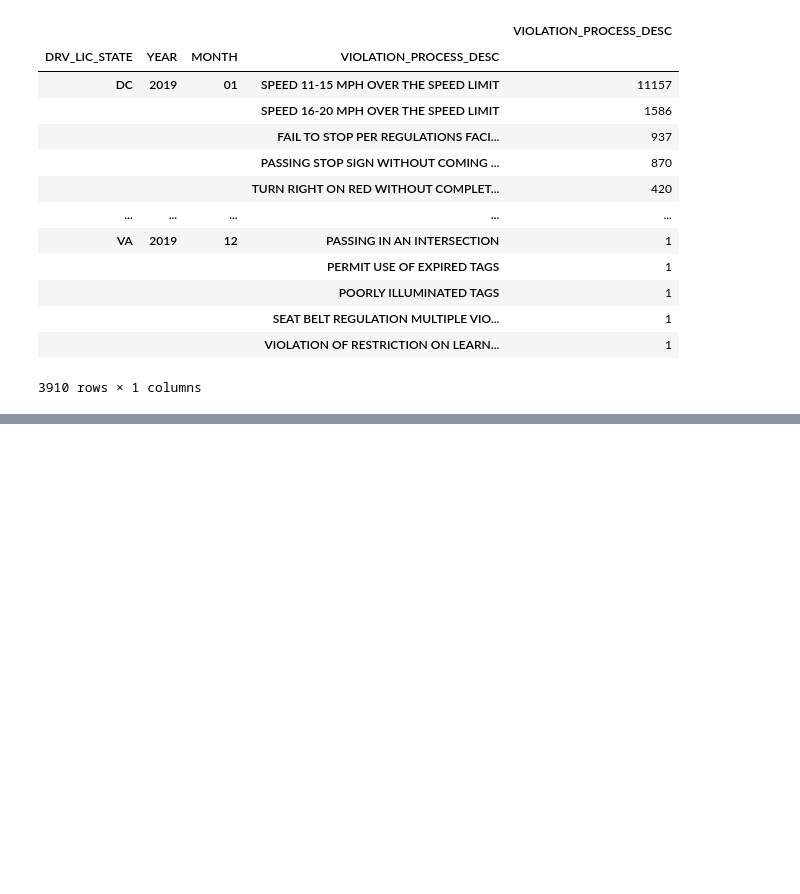
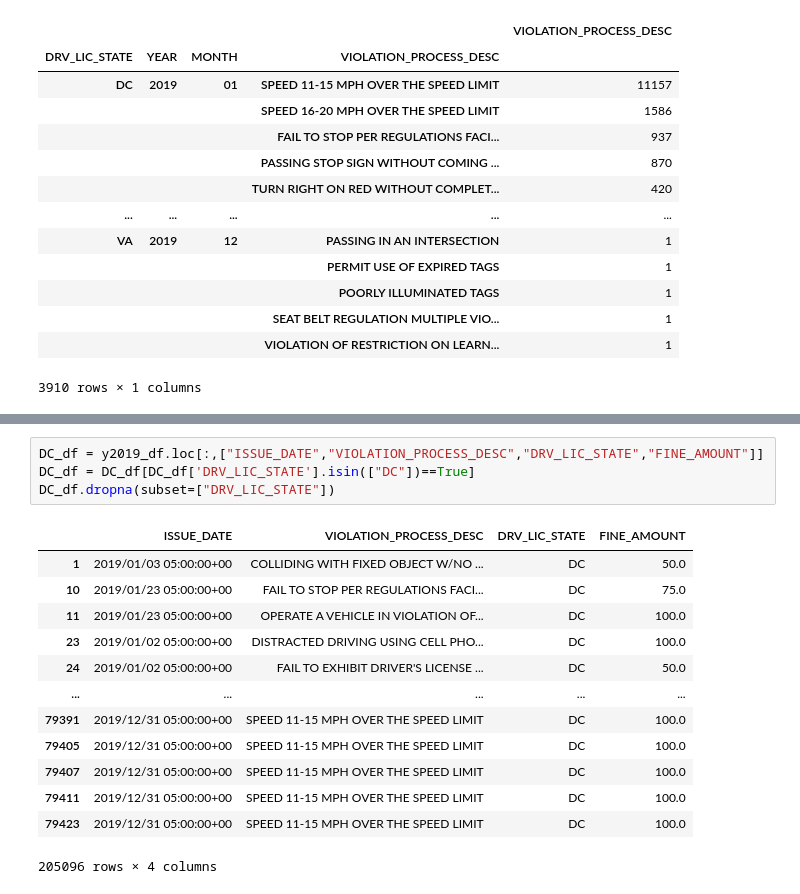
Before and after one commit to Renier83/API-challenge1, a Jupyter notebook: Project/Final.ipynb, the cells around one changed output, grey strips where cells are left out. Cells and saved outputs as stored; diff of their text form; blank space fills up the shorter version.

```diff
--- a/Project/Final.ipynb
+++ b/Project/Final.ipynb
@@ -365,0 +311,18 @@ violations.to_frame()
+# %%
+DC_df = y2019_df.loc[:,["ISSUE_DATE","VIOLATION_PROCESS_DESC","DRV_LIC_STATE","FINE_AMOUNT"]]
+DC_df = DC_df[DC_df['DRV_LIC_STATE'].isin(["DC"])==True]
+DC_df.dropna(subset=["DRV_LIC_STATE"])
+# %% [output]
+|  | ISSUE_DATE | VIOLATION_PROCESS_DESC | DRV_LIC_STATE | FINE_AMOUNT |
+| 1 | 2019/01/03 05:00:00+00 | COLLIDING WITH FIXED OBJECT W/NO ... | DC | 50.0 |
+| 10 | 2019/01/23 05:00:00+00 | FAIL TO STOP PER REGULATIONS FACI... | DC | 75.0 |
+| 11 | 2019/01/23 05:00:00+00 | OPERATE A VEHICLE IN VIOLATION OF... | DC | 100.0 |
+| 23 | 2019/01/02 05:00:00+00 | DISTRACTED DRIVING USING CELL PHO... | DC | 100.0 |
+| 24 | 2019/01/02 05:00:00+00 | FAIL TO EXHIBIT DRIVER'S LICENSE ... | DC | 50.0 |
+| ... | ... | ... | ... | ... |
+| 79391 | 2019/12/31 05:00:00+00 | SPEED 11-15 MPH OVER THE SPEED LIMIT | DC | 100.0 |
+| 79405 | 2019/12/31 05:00:00+00 | SPEED 11-15 MPH OVER THE SPEED LIMIT | DC | 100.0 |
+| 79407 | 2019/12/31 05:00:00+00 | SPEED 11-15 MPH OVER THE SPEED LIMIT | DC | 100.0 |
+| 79411 | 2019/12/31 05:00:00+00 | SPEED 11-15 MPH OVER THE SPEED LIMIT | DC | 100.0 |
+| 79423 | 2019/12/31 05:00:00+00 | SPEED 11-15 MPH OVER THE SPEED LIMIT | DC | 100.0 |
+205096 rows × 4 columns
```
Also changed, not shown: parts of 10 cells of this notebook.
